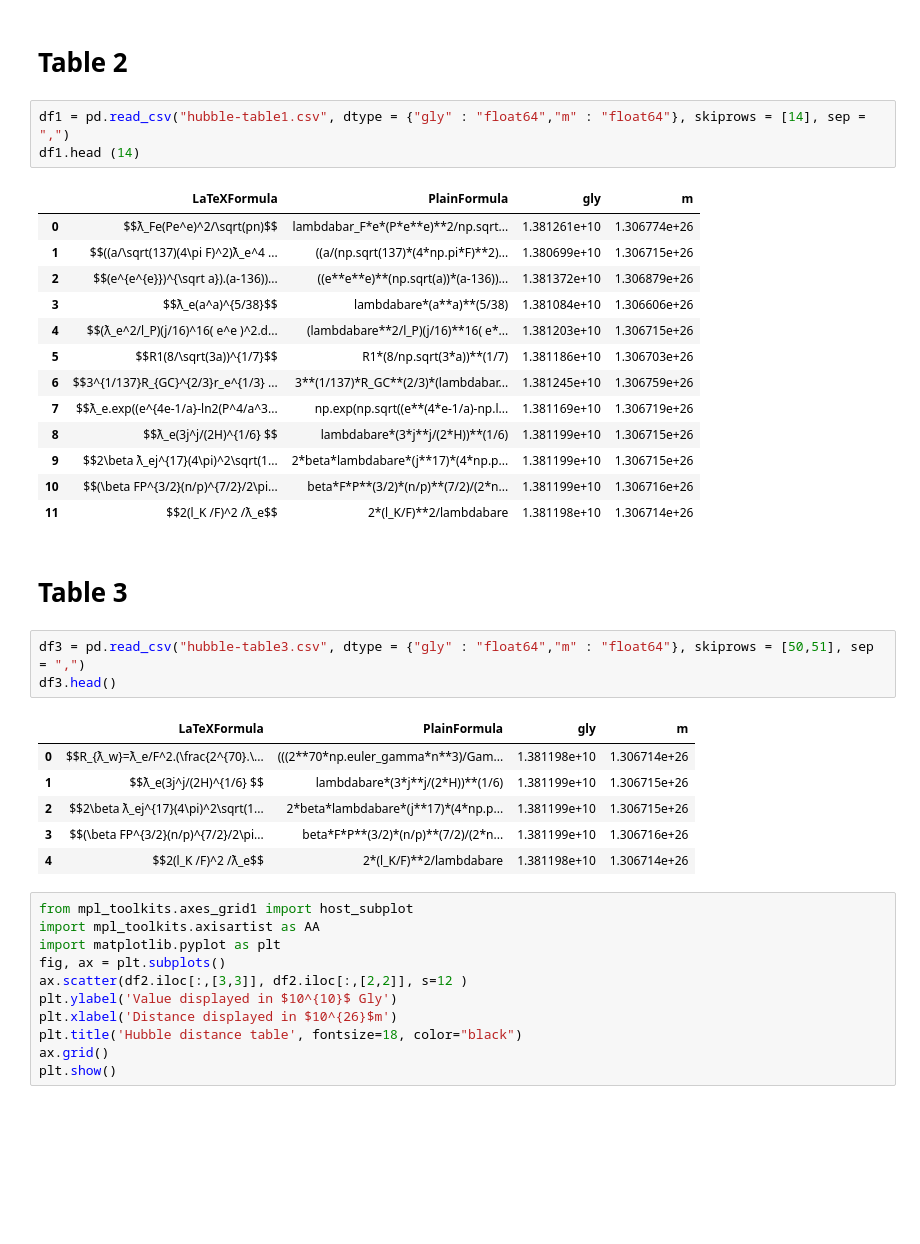
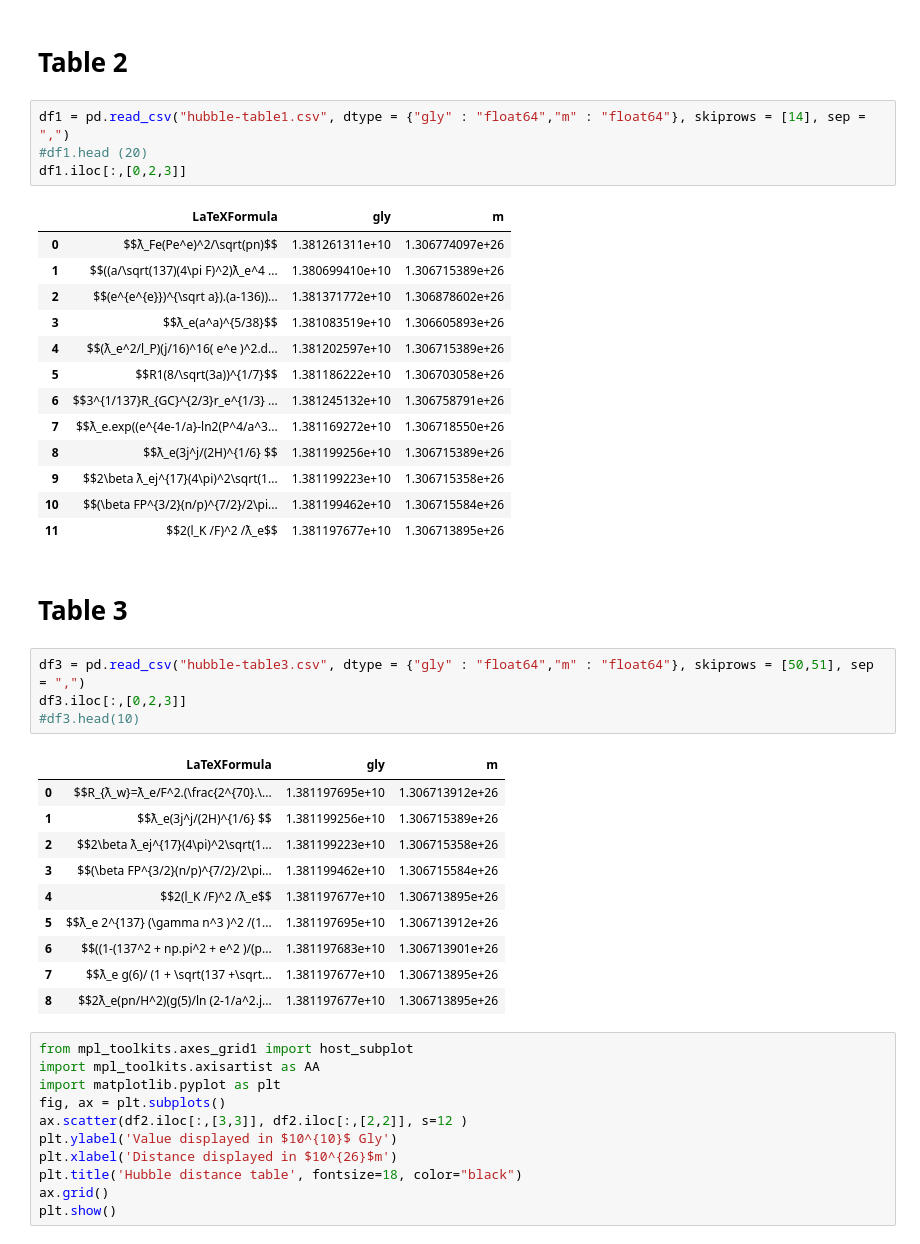
Before and after one commit to LaGuer/hubble-radius, a Jupyter notebook: hubble-radius.ipynb, the cells around one changed output. Saved outputs shown, nothing was run; the diff lists cells and outputs as text; blank space fills up the shorter version.

```diff
--- a/hubble-radius.ipynb
+++ b/hubble-radius.ipynb
@@ -248,33 +248,39 @@ df.iloc[:,[0,2,3]]
 # Table 2
 # %%
 df1 = pd.read_csv("hubble-table1.csv", dtype = {"gly" : "float64","m" : "float64"}, skiprows = [14], sep = ",")
-df1.head (14)
+#df1.head (20)
+df1.iloc[:,[0,2,3]]
 # %% [output]
-|  | LaTeXFormula | PlainFormula | gly | m |
-| 0 | $$ƛ_Fe(Pe^e)^2/\sqrt(pn)$$ | lambdabar_F*e*(P*e**e)**2/np.sqrt... | 1.381261e+10 | 1.306774e+26 |
-| 1 | $$((a/\sqrt(137)(4\pi F)^2)ƛ_e^4 ... | ((a/(np.sqrt(137)*(4*np.pi*F)**2)... | 1.380699e+10 | 1.306715e+26 |
-| 2 | $$(e^{e^{e}})^{\sqrt a}).(a-136))... | ((e**e**e)**(np.sqrt(a))*(a-136))... | 1.381372e+10 | 1.306879e+26 |
-| 3 | $$ƛ_e(a^a)^{5/38}$$ | lambdabare*(a**a)**(5/38) | 1.381084e+10 | 1.306606e+26 |
-| 4 | $$(ƛ_e^2/l_P)(j/16)^16( e^e )^2.d... | (lambdabare**2/l_P)(j/16)**16( e*... | 1.381203e+10 | 1.306715e+26 |
-| 5 | $$R1(8/\sqrt(3a))^{1/7}$$ | R1*(8/np.sqrt(3*a))**(1/7) | 1.381186e+10 | 1.306703e+26 |
-| 6 | $$3^{1/137}R_{GC}^{2/3}r_e^{1/3} ... | 3**(1/137)*R_GC**(2/3)*(lambdabar... | 1.381245e+10 | 1.306759e+26 |
-| 7 | $$ƛ_e.exp((e^{4e-1/a}-ln2(P^4/a^3... | np.exp(np.sqrt((e**(4*e-1/a)-np.l... | 1.381169e+10 | 1.306719e+26 |
-| 8 | $$ƛ_e(3j^j/(2H)^{1/6} $$ | lambdabare*(3*j**j/(2*H))**(1/6) | 1.381199e+10 | 1.306715e+26 |
-| 9 | $$2\beta ƛ_ej^{17}(4\pi)^2\sqrt(1... | 2*beta*lambdabare*(j**17)*(4*np.p... | 1.381199e+10 | 1.306715e+26 |
-| 10 | $$(\beta FP^{3/2}(n/p)^{7/2}/2\pi... | beta*F*P**(3/2)*(n/p)**(7/2)/(2*n... | 1.381199e+10 | 1.306716e+26 |
-| 11 | $$2(l_K /F)^2 /ƛ_e$$ | 2*(l_K/F)**2/lambdabare | 1.381198e+10 | 1.306714e+26 |
+|  | LaTeXFormula | gly | m |
+| 0 | $$ƛ_Fe(Pe^e)^2/\sqrt(pn)$$ | 1.381261311e+10 | 1.306774097e+26 |
+| 1 | $$((a/\sqrt(137)(4\pi F)^2)ƛ_e^4 ... | 1.380699410e+10 | 1.306715389e+26 |
+| 2 | $$(e^{e^{e}})^{\sqrt a}).(a-136))... | 1.381371772e+10 | 1.306878602e+26 |
+| 3 | $$ƛ_e(a^a)^{5/38}$$ | 1.381083519e+10 | 1.306605893e+26 |
+| 4 | $$(ƛ_e^2/l_P)(j/16)^16( e^e )^2.d... | 1.381202597e+10 | 1.306715389e+26 |
+| 5 | $$R1(8/\sqrt(3a))^{1/7}$$ | 1.381186222e+10 | 1.306703058e+26 |
+| 6 | $$3^{1/137}R_{GC}^{2/3}r_e^{1/3} ... | 1.381245132e+10 | 1.306758791e+26 |
+| 7 | $$ƛ_e.exp((e^{4e-1/a}-ln2(P^4/a^3... | 1.381169272e+10 | 1.306718550e+26 |
+| 8 | $$ƛ_e(3j^j/(2H)^{1/6} $$ | 1.381199256e+10 | 1.306715389e+26 |
+| 9 | $$2\beta ƛ_ej^{17}(4\pi)^2\sqrt(1... | 1.381199223e+10 | 1.306715358e+26 |
+| 10 | $$(\beta FP^{3/2}(n/p)^{7/2}/2\pi... | 1.381199462e+10 | 1.306715584e+26 |
+| 11 | $$2(l_K /F)^2 /ƛ_e$$ | 1.381197677e+10 | 1.306713895e+26 |
 # %% [markdown]
 # Table 3
 # %%
 df3 = pd.read_csv("hubble-table3.csv", dtype = {"gly" : "float64","m" : "float64"}, skiprows = [50,51], sep = ",")
-df3.head()
+df3.iloc[:,[0,2,3]]
+#df3.head(10)
 # %% [output]
-|  | LaTeXFormula | PlainFormula | gly | m |
-| 0 | $$R_{ƛ_w}=ƛ_e/F^2.(\frac{2^{70}.\... | (((2**70*np.euler_gamma*n**3)/Gam... | 1.381198e+10 | 1.306714e+26 |
-| 1 | $$ƛ_e(3j^j/(2H)^{1/6} $$ | lambdabare*(3*j**j/(2*H))**(1/6) | 1.381199e+10 | 1.306715e+26 |
-| 2 | $$2\beta ƛ_ej^{17}(4\pi)^2\sqrt(1... | 2*beta*lambdabare*(j**17)*(4*np.p... | 1.381199e+10 | 1.306715e+26 |
-| 3 | $$(\beta FP^{3/2}(n/p)^{7/2}/2\pi... | beta*F*P**(3/2)*(n/p)**(7/2)/(2*n... | 1.381199e+10 | 1.306716e+26 |
-| 4 | $$2(l_K /F)^2 /ƛ_e$$ | 2*(l_K/F)**2/lambdabare | 1.381198e+10 | 1.306714e+26 |
+|  | LaTeXFormula | gly | m |
+| 0 | $$R_{ƛ_w}=ƛ_e/F^2.(\frac{2^{70}.\... | 1.381197695e+10 | 1.306713912e+26 |
+| 1 | $$ƛ_e(3j^j/(2H)^{1/6} $$ | 1.381199256e+10 | 1.306715389e+26 |
+| 2 | $$2\beta ƛ_ej^{17}(4\pi)^2\sqrt(1... | 1.381199223e+10 | 1.306715358e+26 |
+| 3 | $$(\beta FP^{3/2}(n/p)^{7/2}/2\pi... | 1.381199462e+10 | 1.306715584e+26 |
+| 4 | $$2(l_K /F)^2 /ƛ_e$$ | 1.381197677e+10 | 1.306713895e+26 |
+| 5 | $$ƛ_e 2^{137} (\gamma n^3 )^2 /(1... | 1.381197695e+10 | 1.306713912e+26 |
+| 6 | $$((1-(137^2 + np.pi^2 + e^2 )/(p... | 1.381197683e+10 | 1.306713901e+26 |
+| 7 | $$ƛ_e g(6)/ (1 + \sqrt(137 +\sqrt... | 1.381197677e+10 | 1.306713895e+26 |
+| 8 | $$2ƛ_e(pn/H^2)(g(5)/ln (2-1/a^2.j... | 1.381197677e+10 | 1.306713895e+26 |
 # %%
 from mpl_toolkits.axes_grid1 import host_subplot
 import mpl_toolkits.axisartist as AA
```
Also changed, not shown: parts of 2 cells of this notebook.
